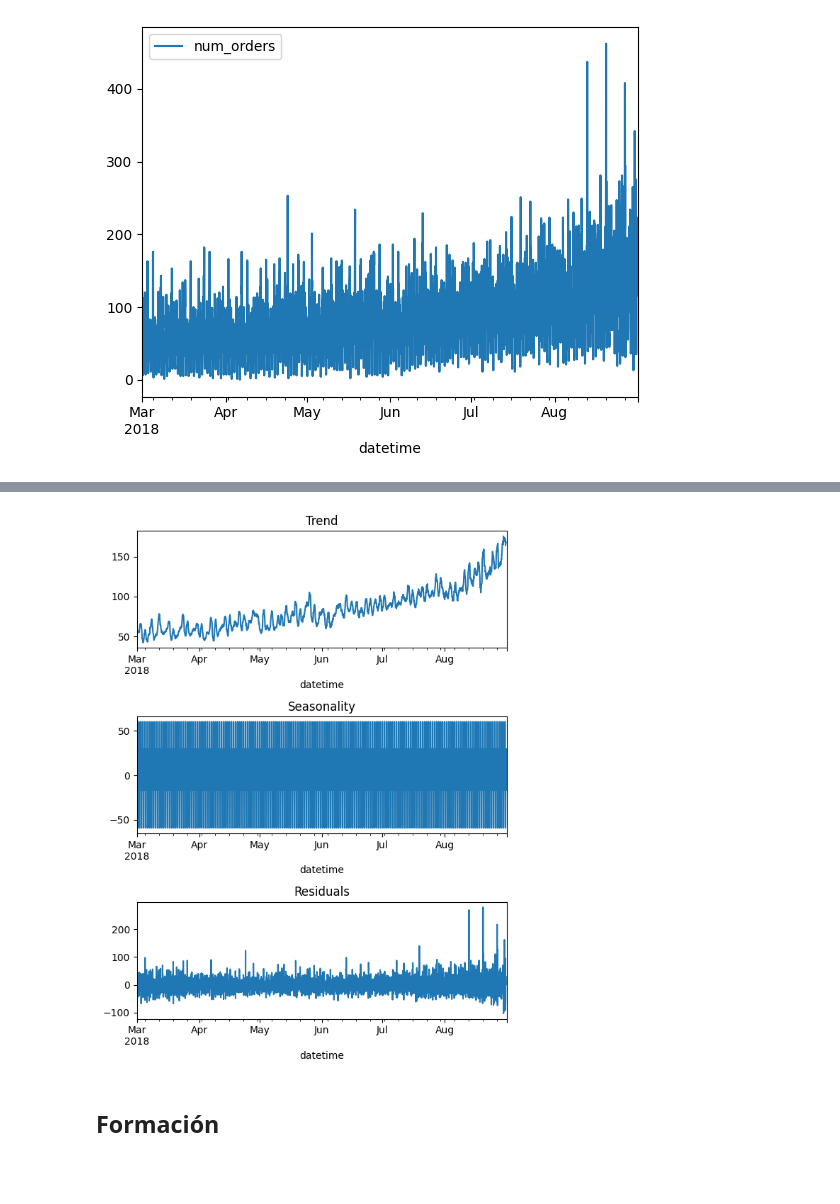
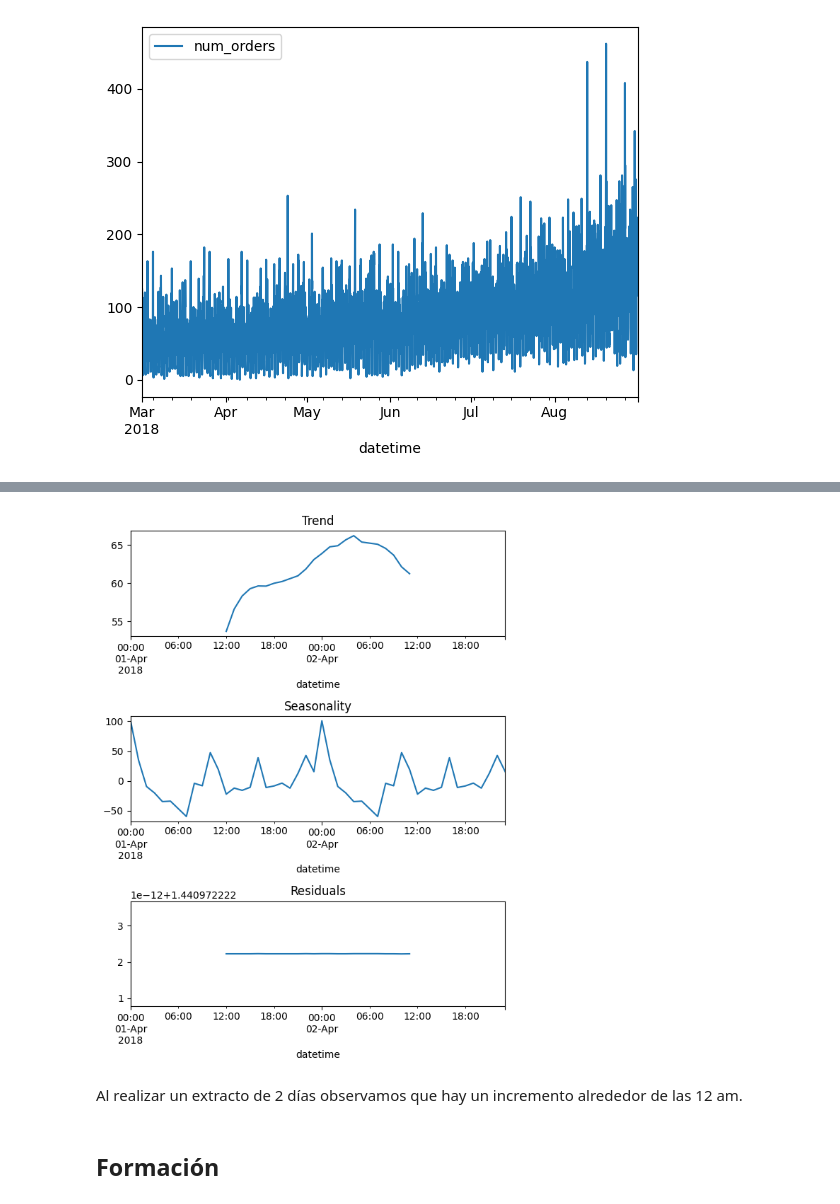
Before and after one commit to ianxportillo/Project_13, a Jupyter notebook: Project_13.ipynb, the cells around one changed output, grey strips where cells are left out. Cells and saved outputs as stored; diff of their text form; code cells hidden in the pictures; blank space fills up the shorter version.

```diff
--- a/Project_13.ipynb
+++ b/Project_13.ipynb
@@ -100,0 +113,3 @@ df.plot()
+# %%
+df_sample = df['2018-04-01':'2018-04-02']
+df_sample.plot()
@@ -101,20 +119,22 @@ df.plot()
 # %%
-decomposed = seasonal_decompose(df)
+decomposed = seasonal_decompose(df_sample)
 
 plt.figure(figsize=(6, 8))
 plt.subplot(311)
 # Para mostrar el gráfico de manera correcta, especifica su
 # eje ax igual a plt.gca() (gca = obtener el eje actual)
 decomposed.trend.plot(ax=plt.gca())
 plt.title('Trend')
 plt.subplot(312)
 decomposed.seasonal.plot(ax=plt.gca())
 plt.title('Seasonality')
 plt.subplot(313)
 decomposed.resid.plot(ax=plt.gca())
 plt.title('Residuals')
 plt.tight_layout()
 # %% [output]
-[figure, old version]
+[figure, new version]
+# %% [markdown]
+Al realizar un extracto de 2 días observamos que hay un incremento alrededor de las 12 am.
 # %% [markdown]
 ## Formación
```
Also changed, not shown: parts of 11 cells of this notebook.
